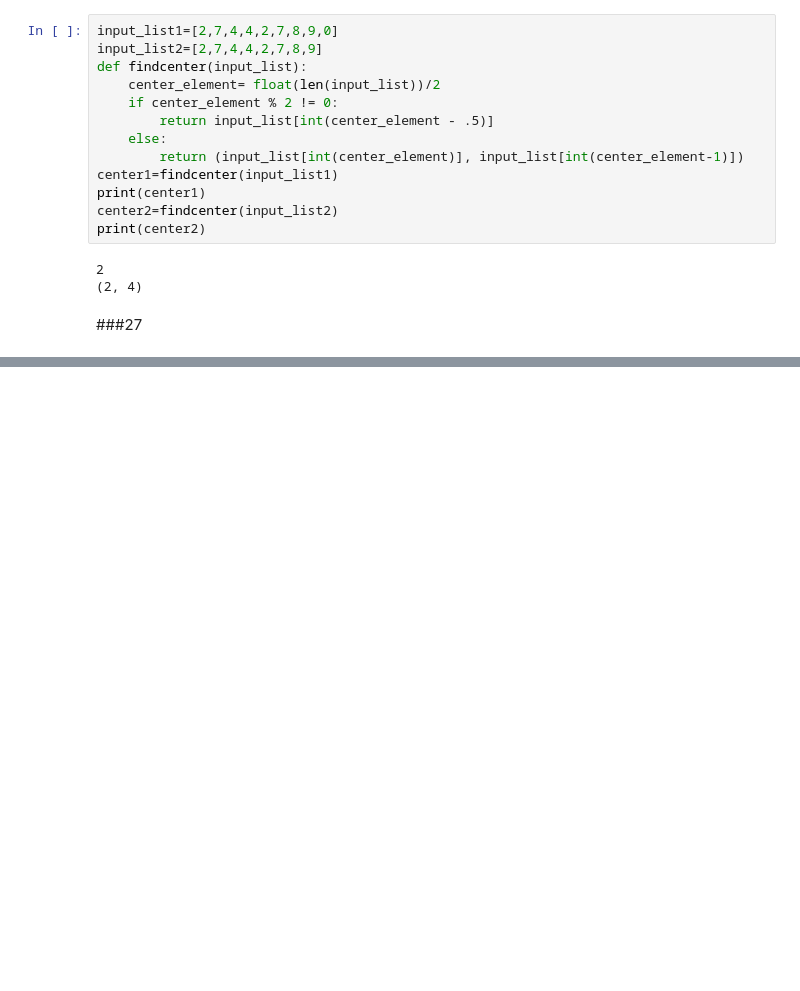
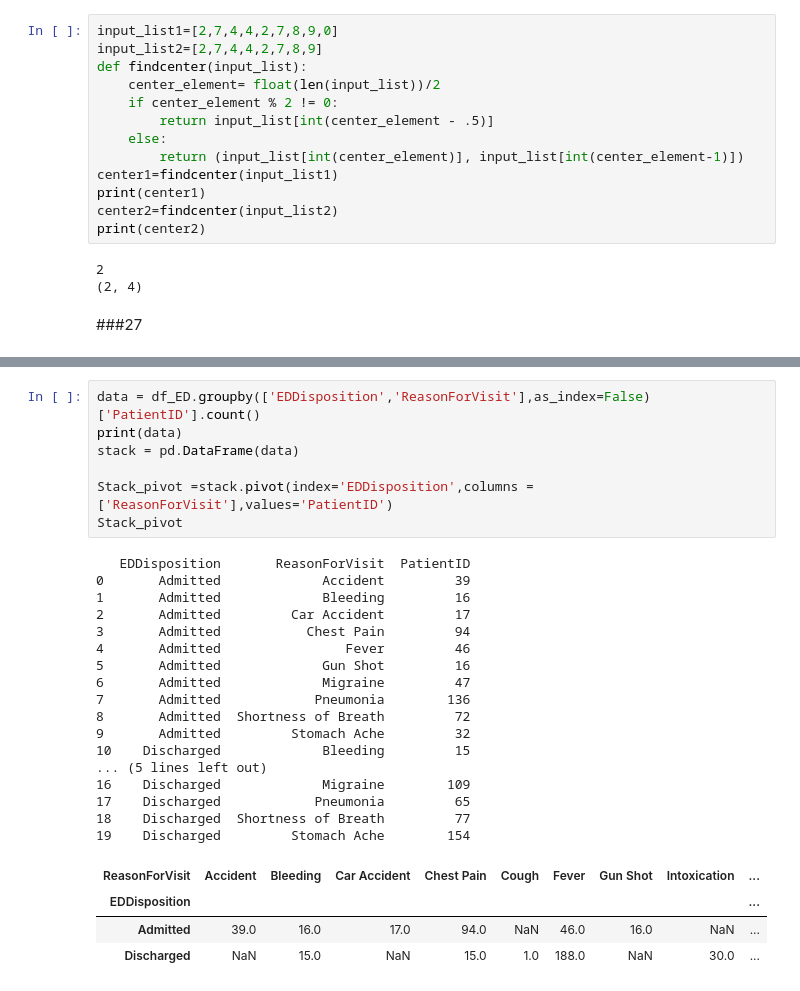
Before and after one commit to svmamidi/Python-Pandas, a Jupyter notebook: Python_pandas_satya_questions.ipynb, the cells around one changed output, grey strips where cells are left out. Drawn from its saved outputs; the diff is of its cells as text; blank space fills up the shorter version.

```diff
--- a/Python_pandas_satya_questions.ipynb
+++ b/Python_pandas_satya_questions.ipynb
@@ -141,0 +216,29 @@ df.plot(kind='bar',title='Discharge Disposition',ylabel='Count of Patients',colo
+# %%
+data = df_ED.groupby(['EDDisposition','ReasonForVisit'],as_index=False)['PatientID'].count()
+print(data)
+stack = pd.DataFrame(data)
+
+Stack_pivot =stack.pivot(index='EDDisposition',columns = ['ReasonForVisit'],values='PatientID')
+Stack_pivot
+# %% [output]
+   EDDisposition       ReasonForVisit  PatientID
+0       Admitted             Accident         39
+1       Admitted             Bleeding         16
+2       Admitted         Car Accident         17
+3       Admitted           Chest Pain         94
+4       Admitted                Fever         46
+5       Admitted             Gun Shot         16
+6       Admitted             Migraine         47
+7       Admitted            Pneumonia        136
+8       Admitted  Shortness of Breath         72
+9       Admitted         Stomach Ache         32
+10    Discharged             Bleeding         15
+... (5 lines left out)
+16    Discharged             Migraine        109
+17    Discharged            Pneumonia         65
+18    Discharged  Shortness of Breath         77
+19    Discharged         Stomach Ache        154
+| ReasonForVisit | Accident | Bleeding | Car Accident | Chest Pain | Cough | Fever | Gun Shot | Intoxication | ... |
+| EDDisposition |  |  |  |  |  |  |  |  | ... |
+| Admitted | 39.0 | 16.0 | 17.0 | 94.0 | NaN | 46.0 | 16.0 | NaN | ... |
+| Discharged | NaN | 15.0 | NaN | 15.0 | 1.0 | 188.0 | NaN | 30.0 | ... |
```
Also changed, not shown: parts of 13 cells of this notebook.
